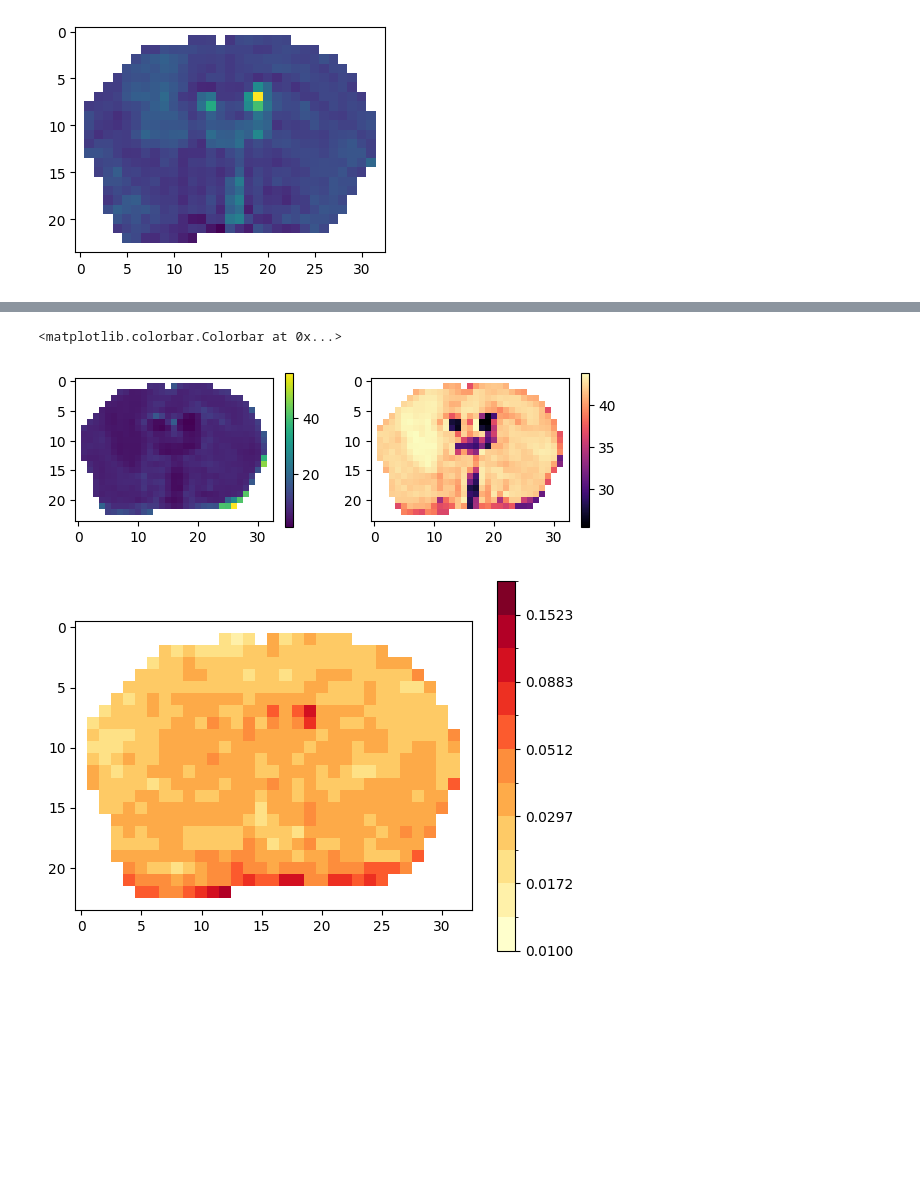
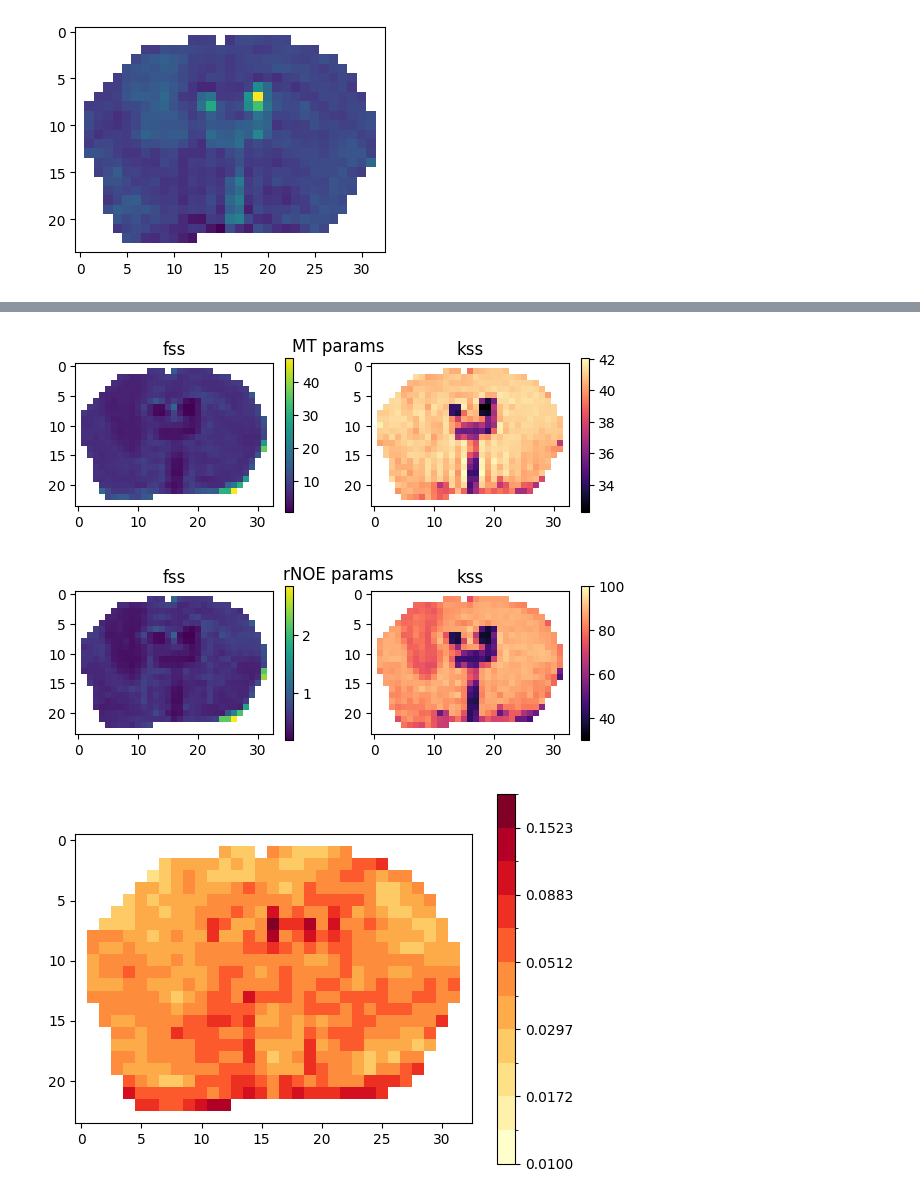
Before and after one commit to ronmoneta-tau/neural-fitting, a Jupyter notebook: Rons/demo_mice.ipynb, the cells around one changed output, grey strips where cells are left out. Saved outputs shown, nothing was run; the diff lists cells and outputs as text; code cells hidden in the pictures; blank space fills up the shorter version.

Commit message:
Working pipeline with all maps fixes. correct for using rNOE table parameters

```diff
--- a/Rons/demo_mice.ipynb
+++ b/Rons/demo_mice.ipynb
@@ -353,10 +343,11 @@ data_feed_amide = data.SlicesFeed.from_xarray(data_xa_cutout, mt_or_amide='amide
 pipelines.pipeline_config.train_config.std_up_fact = 0.2
 pipelines.pipeline_config.mt_lr = 0.01
 pipelines.pipeline_config.mt_steps = 500
-pipelines.pipeline_config.infer_config.kc_scale_fact = 80
+# pipelines.pipeline_config.infer_config.kc_scale_fact = 80
 pipelines.pipeline_config.train_config.auto_reduce_batch = False
-pipelines.pipeline_config.train_config.tpnoise_augmentation_burn_in = 50
+pipelines.pipeline_config.train_config.tp_noise_augmentation_burn_in = 50
 net.MyMLP.sigmoid_scale_fac = 10  # priority for center of range
+pipelines.pipeline_config.amide_patience = 100
 
 
 # pipelines.pipeline_config.train_config.tp_noise = False # try without the noise augmentation
@@ -389,6 +384,8 @@ mt_tissue_params_est, mt_pred_signal_normed_np = infer.infer(
     )
 
 data_feed_amide.ds = 1
+data_feed_amide.fc_gt_T = mt_tissue_params_est['fc_T']
+data_feed_amide.kc_gt_T = mt_tissue_params_est['kc_T']
 amide_tissue_params_est, amide_pred_signal_normed_np = infer.infer(
     data_feed_amide, nn_predictor=predictor_amide,
     do_forward=True, pool2predict='b'
@@ -396,28 +393,28 @@ amide_tissue_params_est, amide_pred_signal_normed_np = infer.infer(
 # %%
 plt.figure(figsize=(7, 2))
 plt.suptitle('MT params')
 plt.subplot(1,2,1)
 # [15:45,0,15:50]
 plt.imshow(mt_tissue_params_est['fc_T'].squeeze() * 100);               plt.colorbar()
 plt.title('fss')
 plt.subplot(1,2,2)
 plt.imshow(mt_tissue_params_est['kc_T'].squeeze(), cmap='magma'); plt.colorbar()
 plt.title('kss')
 plt.show()
 
 plt.figure(figsize=(7, 2))
 plt.suptitle('rNOE params')
 plt.subplot(1,2,1)
 # [15:45,0,15:50]
 plt.imshow(amide_tissue_params_est['fb_T'].squeeze() * 100);               plt.colorbar()
 plt.title('fss')
 plt.subplot(1,2,2)
-plt.imshow(amide_tissue_params_est['kb_T'].squeeze(), cmap='magma'); plt.colorbar()
+plt.imshow(amide_tissue_params_est['kb_T'].squeeze(), cmap='magma', vmin=30, vmax=100); plt.colorbar()
 plt.title('kss')
 plt.show()
 # %% [output]
-<matplotlib.colorbar.Colorbar at 0x...>
-[figure, old version]
+[figure, new version]
+[figure, added]
 # %%
 import matplotlib.colors as mcolors
 
@@ -449,4 +446,4 @@ amide_img0 = plt.imshow(err_amide[:,0,:], norm=amide_norm, cmap=amide_cmap_nrmse
 
 amide_cbar = plt.colorbar(amide_img0)
 # %% [output]
-[figure, old version]
+[figure, new version]
```
Also changed, not shown: parts of 13 cells of this notebook, 6 other files.
